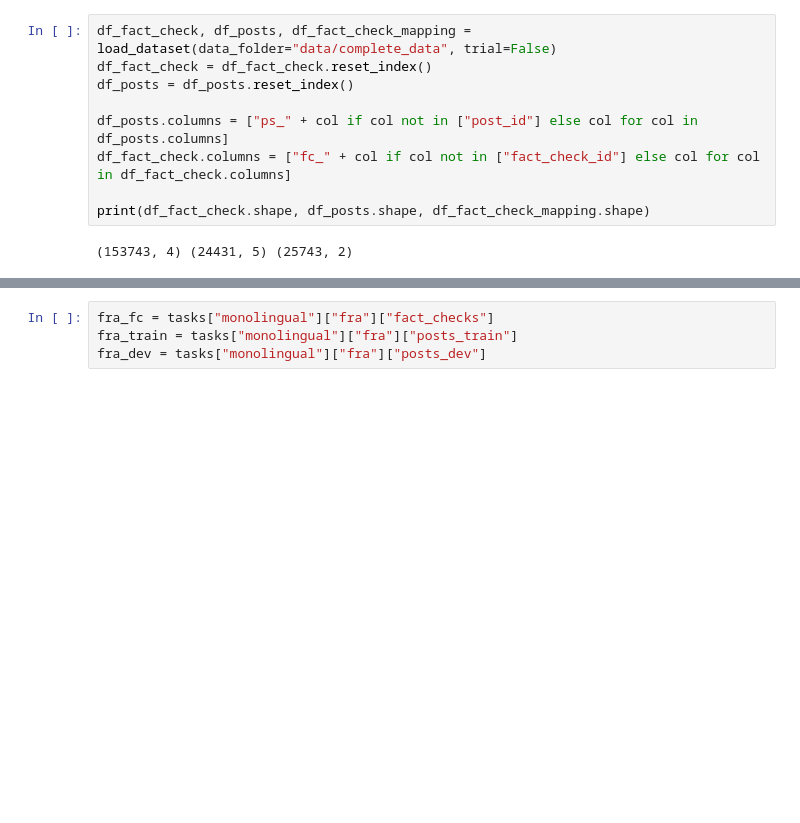
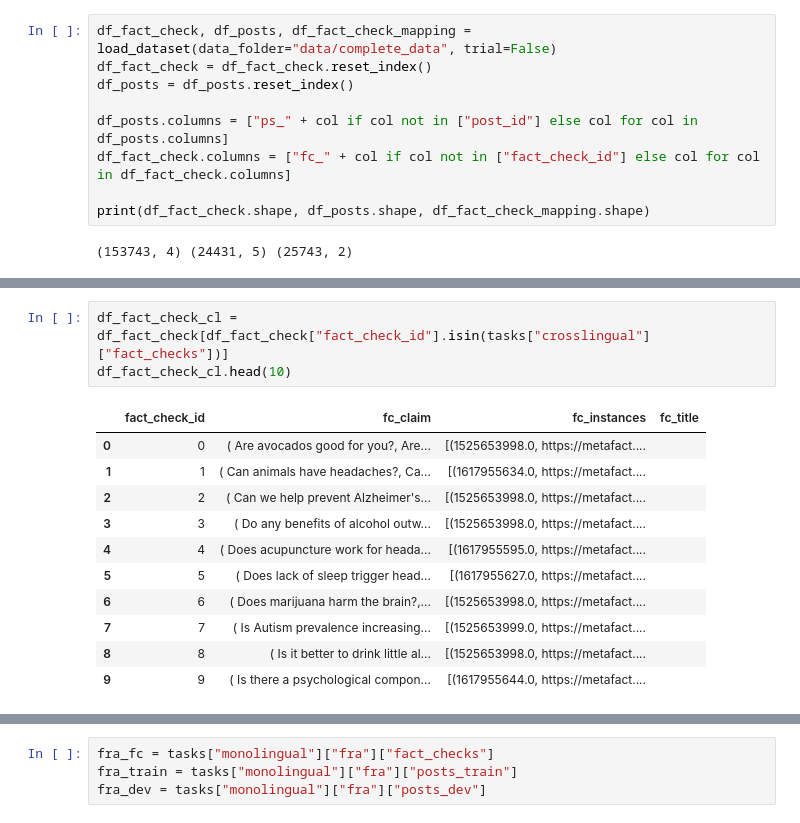
Before and after one commit to BecTome/semeval25-FactCheckedClaimRetrieval, a Jupyter notebook: nbs/data_exploration/task_splits.ipynb, the cells around one changed output, grey strips where cells are left out. Saved outputs shown, nothing was run; the diff lists cells and outputs as text; blank space fills up the shorter version.

```diff
--- a/nbs/data_exploration/task_splits.ipynb
+++ b/nbs/data_exploration/task_splits.ipynb
@@ -187,0 +205,15 @@ print(df_fact_check.shape, df_posts.shape, df_fact_check_mapping.shape)
+# %%
+df_fact_check_cl = df_fact_check[df_fact_check["fact_check_id"].isin(tasks["crosslingual"]["fact_checks"])]
+df_fact_check_cl.head(10)
+# %% [output]
+|  | fact_check_id | fc_claim | fc_instances | fc_title |
+| 0 | 0 | ( Are avocados good for you?, Are... | [(1525653998.0, https://metafact.... |  |
+| 1 | 1 | ( Can animals have headaches?, Ca... | [(1617955634.0, https://metafact.... |  |
+| 2 | 2 | ( Can we help prevent Alzheimer's... | [(1525653998.0, https://metafact.... |  |
+| 3 | 3 | ( Do any benefits of alcohol outw... | [(1525653998.0, https://metafact.... |  |
+| 4 | 4 | ( Does acupuncture work for heada... | [(1617955595.0, https://metafact.... |  |
+| 5 | 5 | ( Does lack of sleep trigger head... | [(1617955627.0, https://metafact.... |  |
+| 6 | 6 | ( Does marijuana harm the brain?,... | [(1525653998.0, https://metafact.... |  |
+| 7 | 7 | ( Is Autism prevalence increasing... | [(1525653999.0, https://metafact.... |  |
+| 8 | 8 | ( Is it better to drink little al... | [(1525653998.0, https://metafact.... |  |
+| 9 | 9 | ( Is there a psychological compon... | [(1617955644.0, https://metafact.... |  |
```
Also changed, not shown: parts of 8 cells of this notebook, 2 other files.
